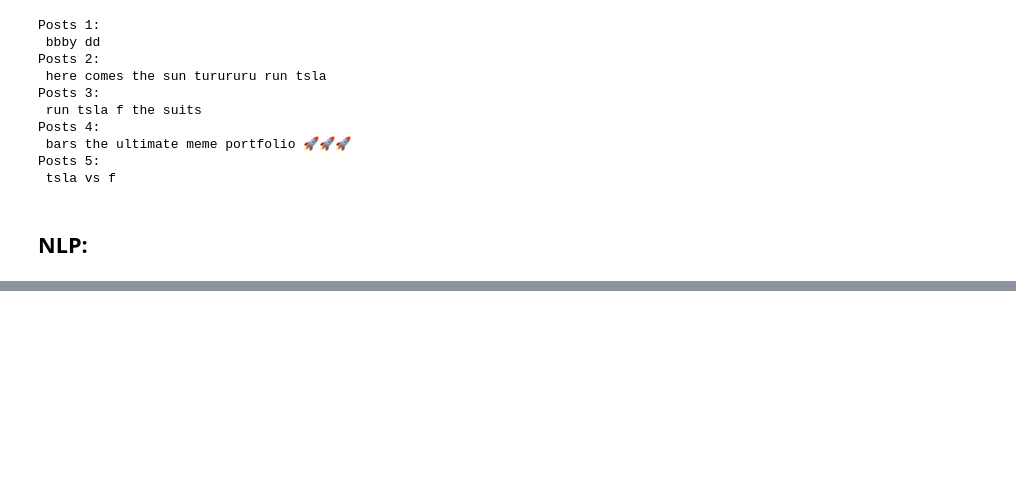
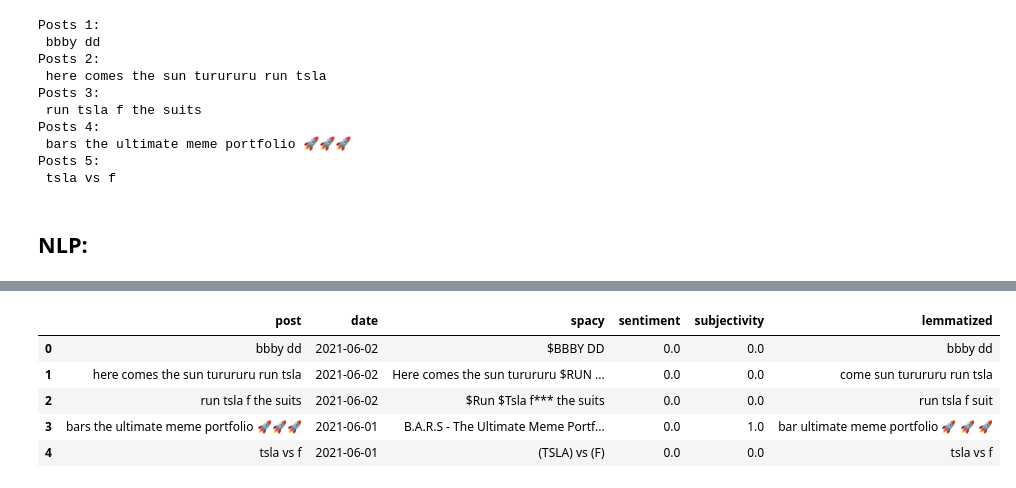
Before and after one commit to Eduardoosorio23/Stock-Price-Prediction-with-NLP-LSTM, a Jupyter notebook: Data/Scrap Notebooks/WIP EDA.ipynb, the cells around one changed output, grey strips where cells are left out. Saved outputs shown, nothing was run; the diff lists cells and outputs as text; code cells hidden in the pictures; blank space fills up the shorter version.

```diff
--- a/Data/Scrap Notebooks/WIP EDA.ipynb
+++ b/Data/Scrap Notebooks/WIP EDA.ipynb
@@ -183,0 +245,9 @@ df_grouped.head()
+# %%
+df.head()
+# %% [output]
+|  | post | date | spacy | sentiment | subjectivity | lemmatized |
+| 0 | bbby dd | 2021-06-02 | $BBBY DD | 0.0 | 0.0 | bbby dd |
+| 1 | here comes the sun turururu run tsla | 2021-06-02 | Here comes the sun turururu $RUN ... | 0.0 | 0.0 | come sun turururu run tsla |
+| 2 | run tsla f the suits | 2021-06-02 | $Run $Tsla f*** the suits | 0.0 | 0.0 | run tsla f suit |
+| 3 | bars the ultimate meme portfolio 🚀🚀🚀 | 2021-06-01 | B.A.R.S - The Ultimate Meme Portf... | 0.0 | 1.0 | bar ultimate meme portfolio 🚀 🚀 🚀 |
+| 4 | tsla vs f | 2021-06-01 | (TSLA) vs (F) | 0.0 | 0.0 | tsla vs f |
```
Also changed, not shown: parts of 13 cells of this notebook, 3 other files.
